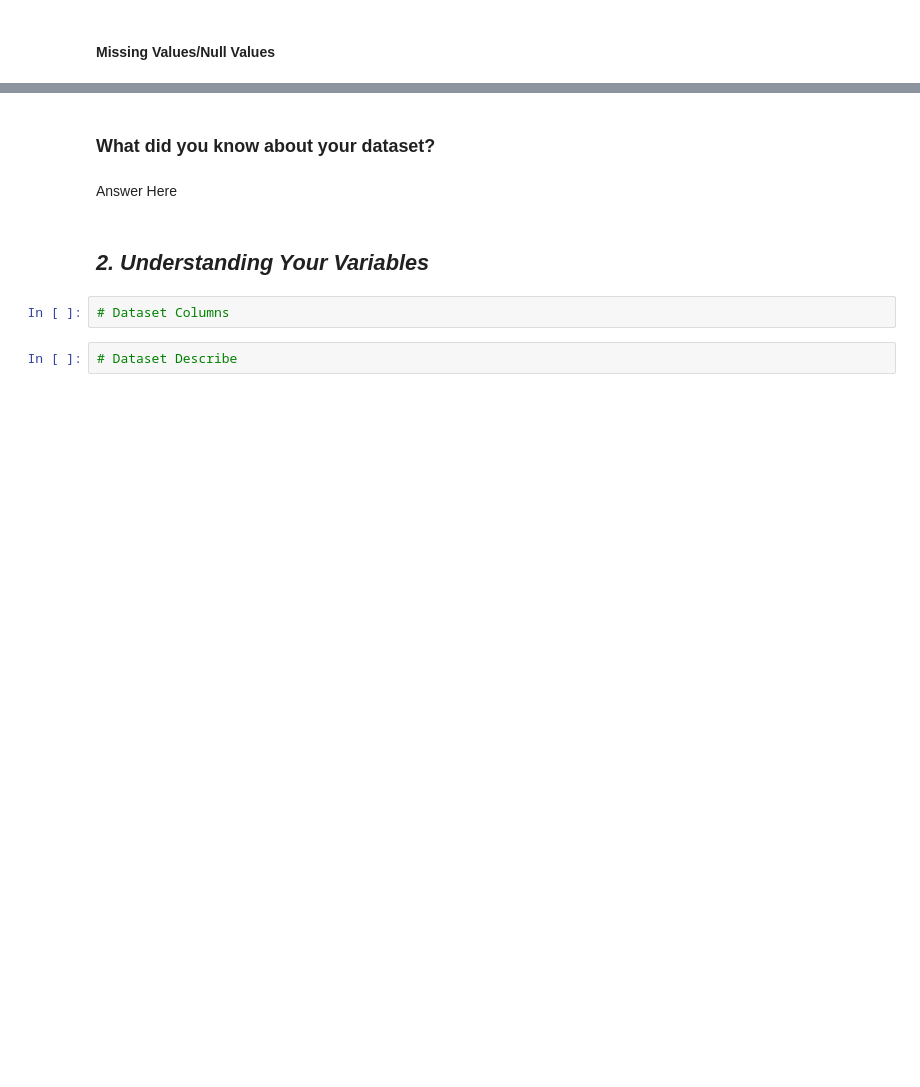
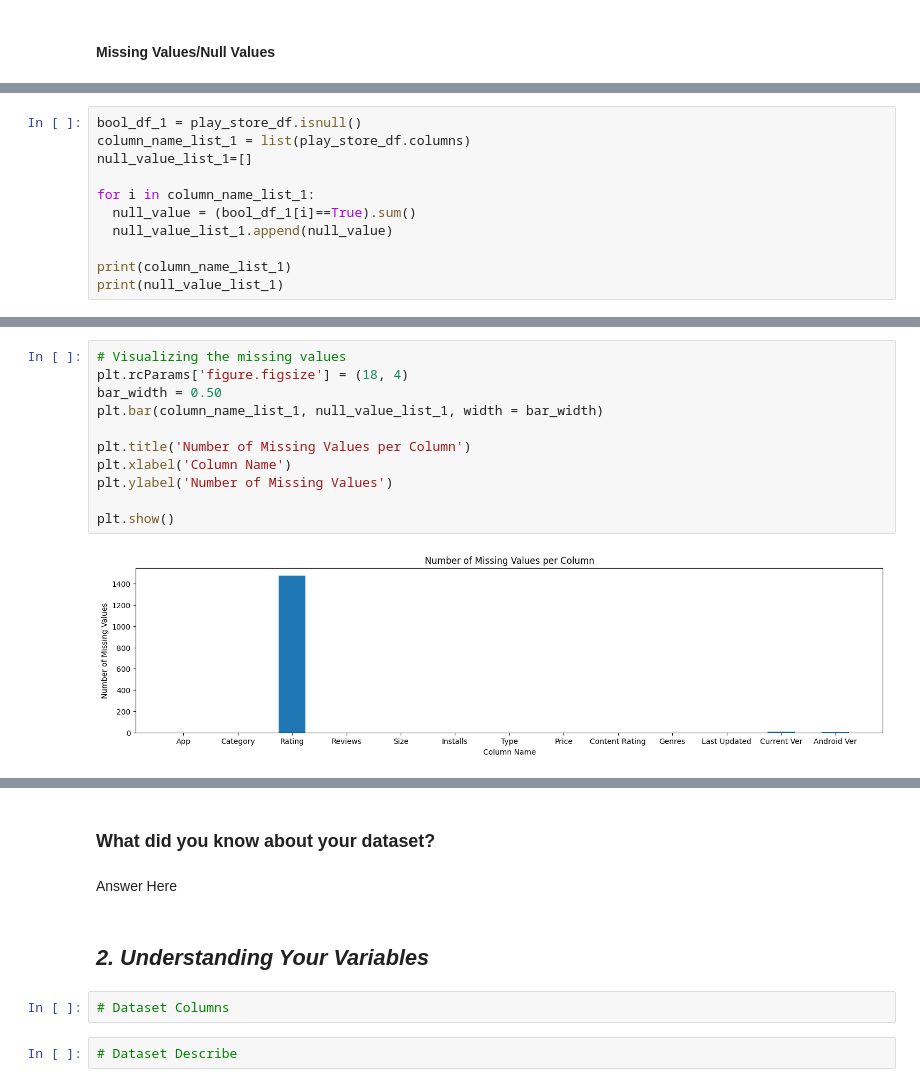
Before and after one commit to JatinKrRana/Alma_Better-Capstone_Project_1, a Jupyter notebook: Copy_of_Sample_EDA_Submission_Template.ipynb, the cells around one changed output, grey strips where cells are left out. Drawn from its saved outputs; the diff is of its cells as text; blank space fills up the shorter version.

```diff
--- a/Copy_of_Sample_EDA_Submission_Template.ipynb
+++ b/Copy_of_Sample_EDA_Submission_Template.ipynb
@@ -119,0 +211,11 @@ user_review_df.info()
+# %%
+bool_df_1 = play_store_df.isnull()
+column_name_list_1 = list(play_store_df.columns)
+null_value_list_1=[]
+
+for i in column_name_list_1:
+  null_value = (bool_df_1[i]==True).sum()
+  null_value_list_1.append(null_value)
+
+print(column_name_list_1)
+print(null_value_list_1)
@@ -119,0 +239,13 @@ user_review_df.info()
+# %%
+# Visualizing the missing values
+plt.rcParams['figure.figsize'] = (18, 4)
+bar_width = 0.50
+plt.bar(column_name_list_1, null_value_list_1, width = bar_width)
+
+plt.title('Number of Missing Values per Column')
+plt.xlabel('Column Name')
+plt.ylabel('Number of Missing Values')
+
+plt.show()
+# %% [output]
+[figure, added]
```
Also changed, not shown: parts of 21 cells of this notebook.
